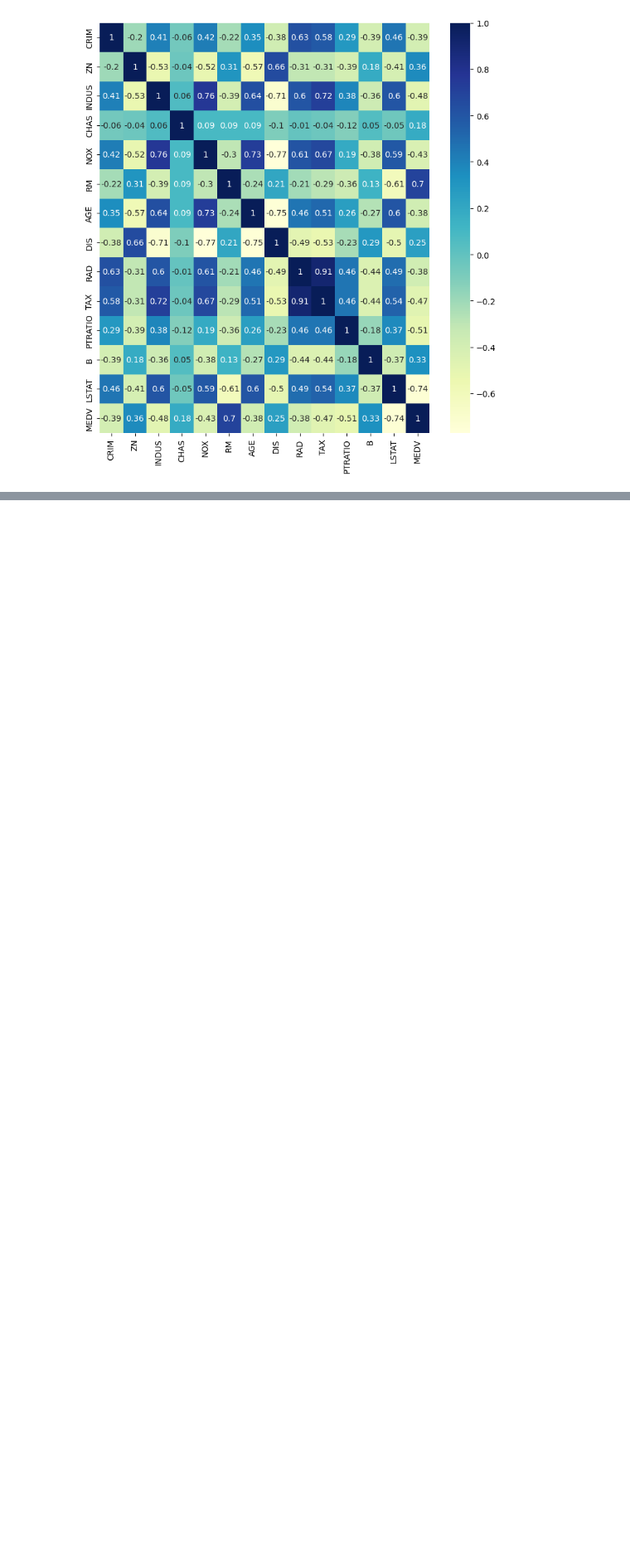
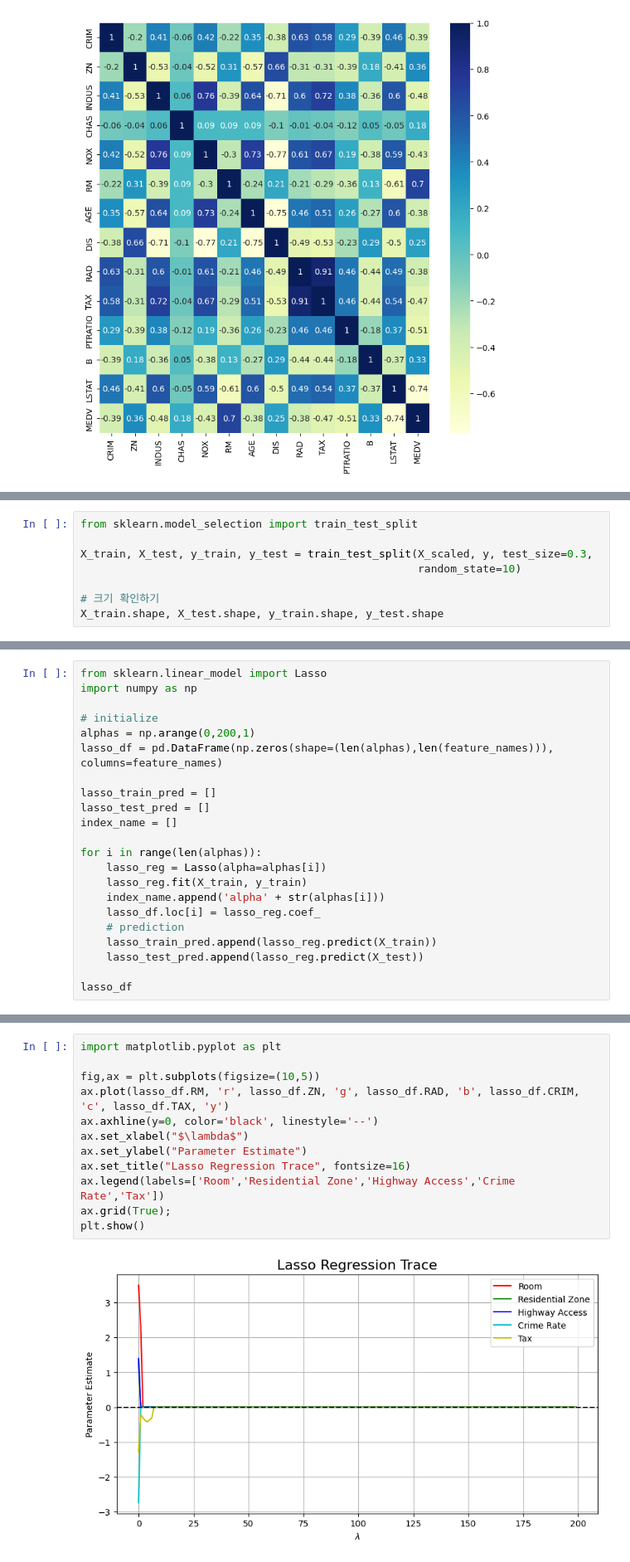
Before and after one commit to chw8207/ML_codingstudy, a Jupyter notebook: 라쏘코드_최현우.ipynb, the cells around one changed output, grey strips where cells are left out. Shown: that part at 83% size. Drawn from its saved outputs; the diff is of its cells as text; blank space fills up the shorter version.

```diff
--- a/라쏘코드_최현우.ipynb
+++ b/라쏘코드_최현우.ipynb
@@ -65,0 +91,8 @@ plt.show()
+# %%
+from sklearn.model_selection import train_test_split
+
+X_train, X_test, y_train, y_test = train_test_split(X_scaled, y, test_size=0.3,
+                                                    random_state=10)
+
+# 크기 확인하기
+X_train.shape, X_test.shape, y_train.shape, y_test.shape
@@ -65,0 +103,22 @@ plt.show()
+# %%
+from sklearn.linear_model import Lasso
+import numpy as np
+
+# initialize
+alphas = np.arange(0,200,1)
+lasso_df = pd.DataFrame(np.zeros(shape=(len(alphas),len(feature_names))), columns=feature_names)
+
+lasso_train_pred = []
+lasso_test_pred = []
+index_name = []
+
+for i in range(len(alphas)):
+    lasso_reg = Lasso(alpha=alphas[i])
+    lasso_reg.fit(X_train, y_train)
+    index_name.append('alpha' + str(alphas[i]))
+    lasso_df.loc[i] = lasso_reg.coef_
+    # prediction
+    lasso_train_pred.append(lasso_reg.predict(X_train))
+    lasso_test_pred.append(lasso_reg.predict(X_test))
+
+lasso_df
@@ -65,0 +139,14 @@ plt.show()
+# %%
+import matplotlib.pyplot as plt
+
+fig,ax = plt.subplots(figsize=(10,5))
+ax.plot(lasso_df.RM, 'r', lasso_df.ZN, 'g', lasso_df.RAD, 'b', lasso_df.CRIM, 'c', lasso_df.TAX, 'y')
+ax.axhline(y=0, color='black', linestyle='--')
+ax.set_xlabel("$\lambda$")
+ax.set_ylabel("Parameter Estimate")
+ax.set_title("Lasso Regression Trace", fontsize=16)
+ax.legend(labels=['Room','Residential Zone','Highway Access','Crime Rate','Tax'])
+ax.grid(True);
+plt.show()
+# %% [output]
+[figure, added]
```
Also changed, not shown: parts of 7 cells of this notebook.
